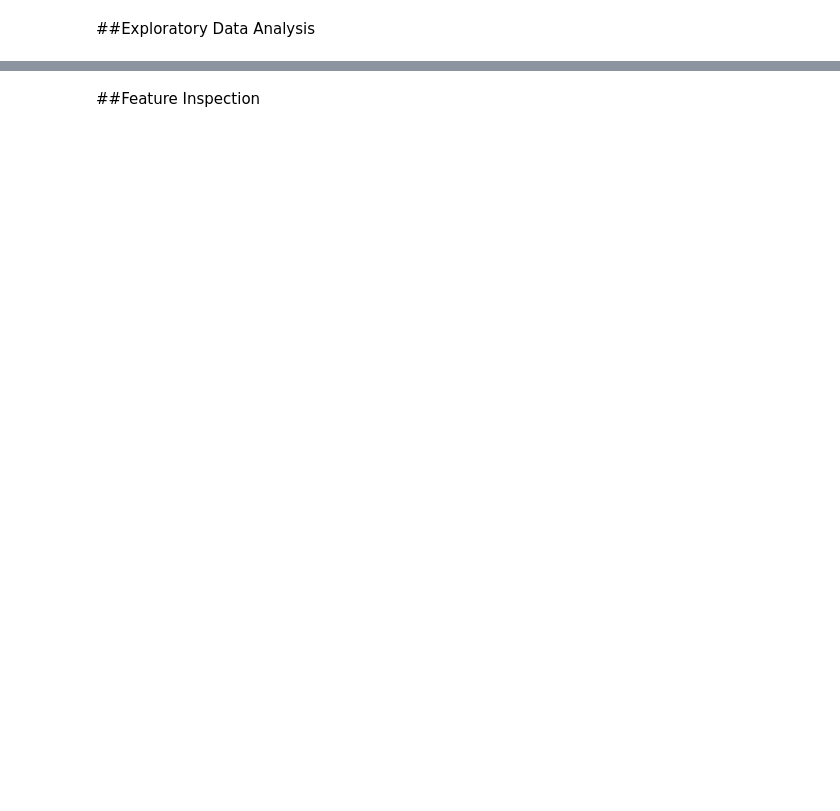
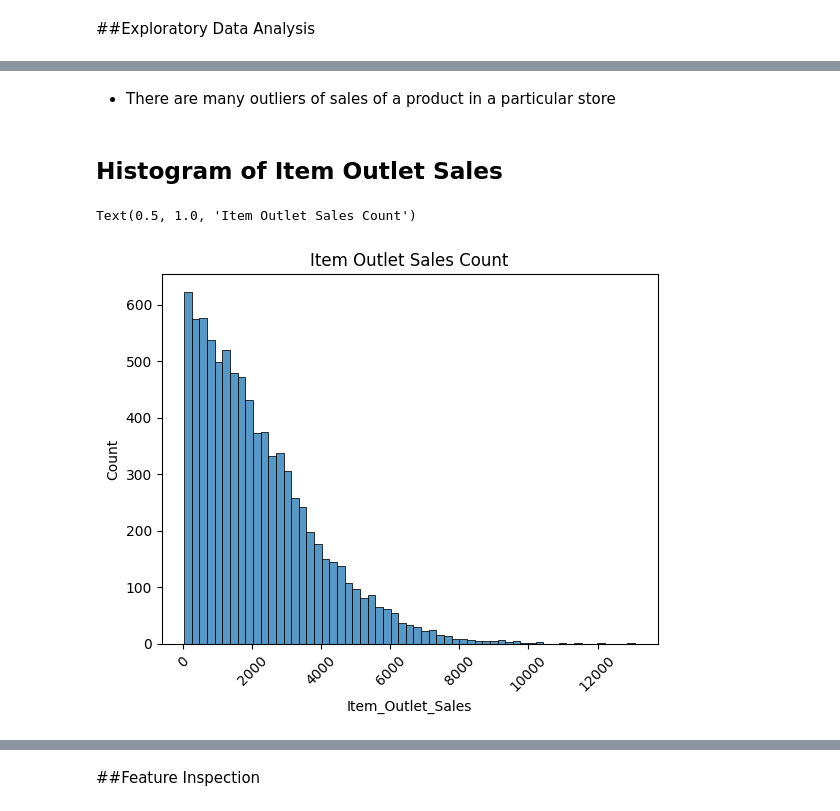
Before and after one commit to vcnzx/Prediction-Of-Product-Sales, a Jupyter notebook: Prediction_of_Product_Sales.ipynb, the cells around one changed output, grey strips where cells are left out. Cells and saved outputs as stored; diff of their text form; code cells hidden in the pictures; blank space fills up the shorter version.

```diff
--- a/Prediction_of_Product_Sales.ipynb
+++ b/Prediction_of_Product_Sales.ipynb
@@ -239,0 +302,12 @@ stats.loc[['mean','min','max']]
+# %% [markdown]
+- There are many outliers of sales of a product in a particular store
+# %% [markdown]
+## Histogram of Item Outlet Sales
+# %%
+ax = sns.histplot(data=df, x="Item_Outlet_Sales")
+ax.ticklabel_format(style='plain')
+ax.tick_params(axis='x', rotation = 45);
+ax.set_title("Item Outlet Sales Count")
+# %% [output]
+Text(0.5, 1.0, 'Item Outlet Sales Count')
+[figure, added]
```
Also changed, not shown: parts of 15 cells of this notebook.
